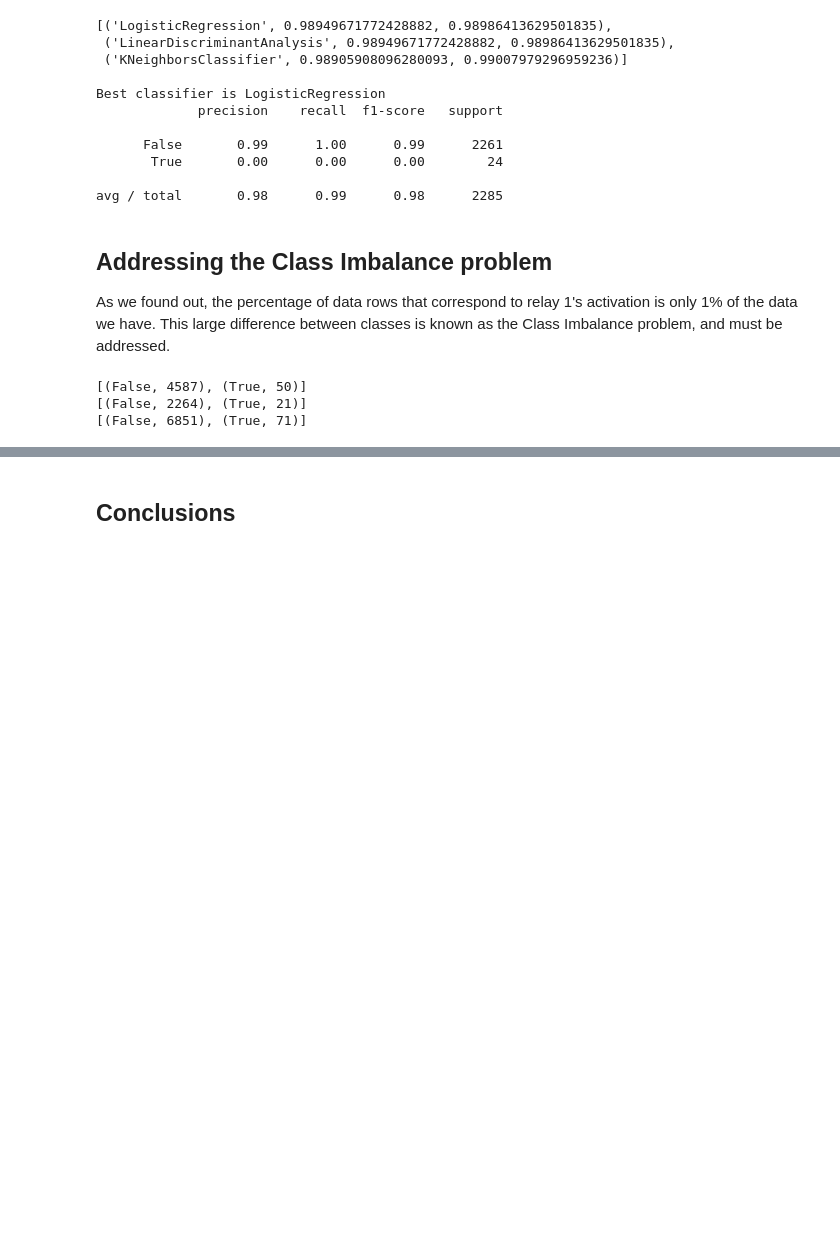
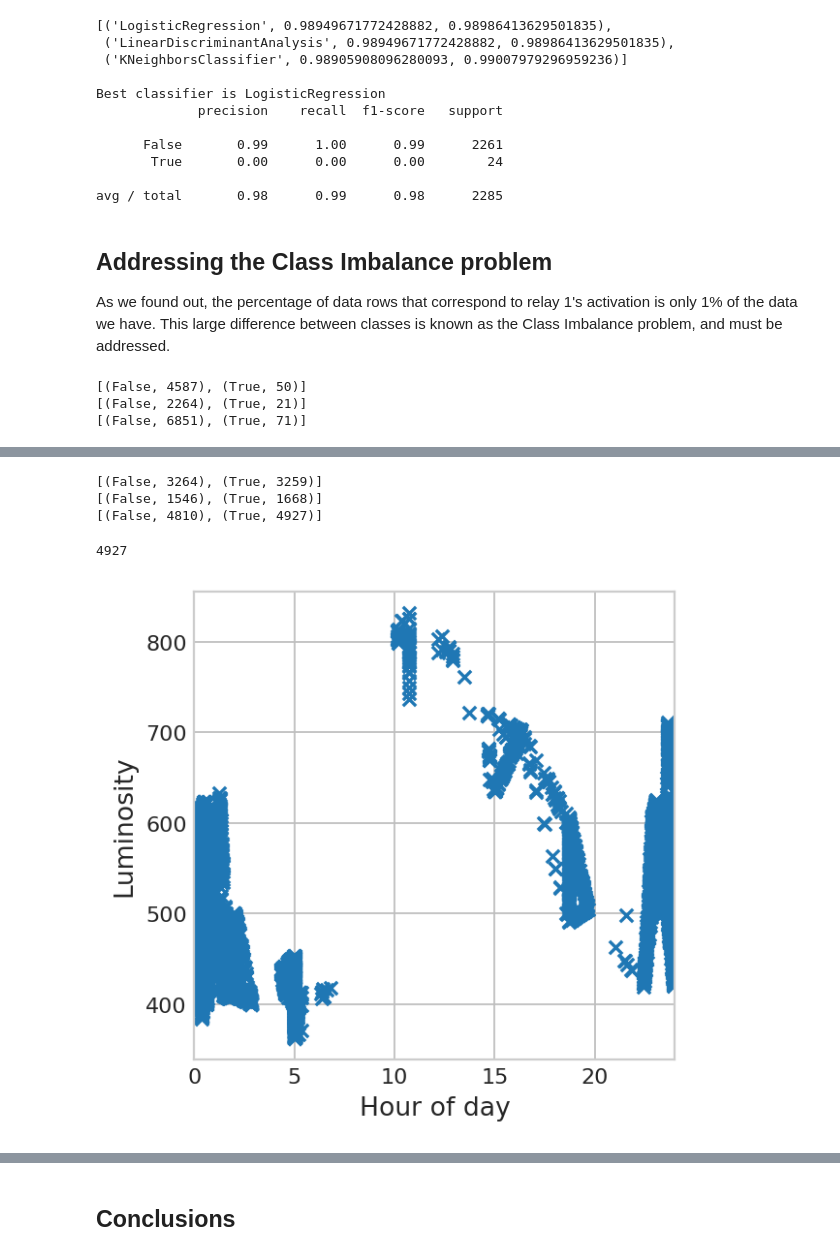
Before and after one commit to hedwig-project/ML-explorations, a Jupyter notebook: Organized Hallway Data Set.ipynb, the cells around one changed output, grey strips where cells are left out. Drawn from its saved outputs; the diff is of its cells as text; code cells hidden in the pictures; blank space fills up the shorter version.

```diff
--- a/Organized Hallway Data Set.ipynb
+++ b/Organized Hallway Data Set.ipynb
@@ -287,0 +455,10 @@ print(sorted(Counter(y_resampled).items()))
+# %%
+features_turn_on = []
+
+index = 0
+for data in np.array(y_resampled):
+    if data:
+        features_turn_on.append(X_resampled[index])
+    index += 1
+
+print(len(features_turn_on))
@@ -288,3 +523,46 @@ print(sorted(Counter(y_resampled).items()))
+# %%
+# applying both over and under sampling
+
+from imblearn.combine import SMOTEENN
+smote_enn = SMOTEENN(random_state=0)
+X_resampled, y_resampled = smote_enn.fit_sample(features, activation_bool)
+
+X_train, X_test, y_train, y_test = train_test_split(X_resampled, y_resampled, test_size=0.33)
+print(sorted(Counter(y_train).items()))
+print(sorted(Counter(y_test).items()))
+print(sorted(Counter(y_resampled).items()))
+# %% [output]
+[(False, 3264), (True, 3259)]
+[(False, 1546), (True, 1668)]
+[(False, 4810), (True, 4927)]
+# %%
+features_turn_on = []
+
+index = 0
+for data in np.array(y_resampled):
+    if data:
+        features_turn_on.append(X_resampled[index])
+    index += 1
+
+print(len(features_turn_on))
+# %% [output]
+4927
+# %%
+fig = plt.figure(figsize=(4,4))
+ax = fig.add_subplot(111)
+
+ax.set_xlim([0,24])
+ax.set_xlabel("Hour of day",fontsize=12)
+ax.set_ylabel("Luminosity",fontsize=12)
+ax.grid(True,linestyle='-',color='0.75')
+
+ax.scatter(np.array(features_turn_on)[:, 0]/3600,
+           np.array(features_turn_on)[:, 1],
+           marker = 'x');
+
+plt.show()
+# %% [output]
+[figure, added]
 # %%
 metrics = []
 
```
Also changed, not shown: parts of 13 cells of this notebook.
